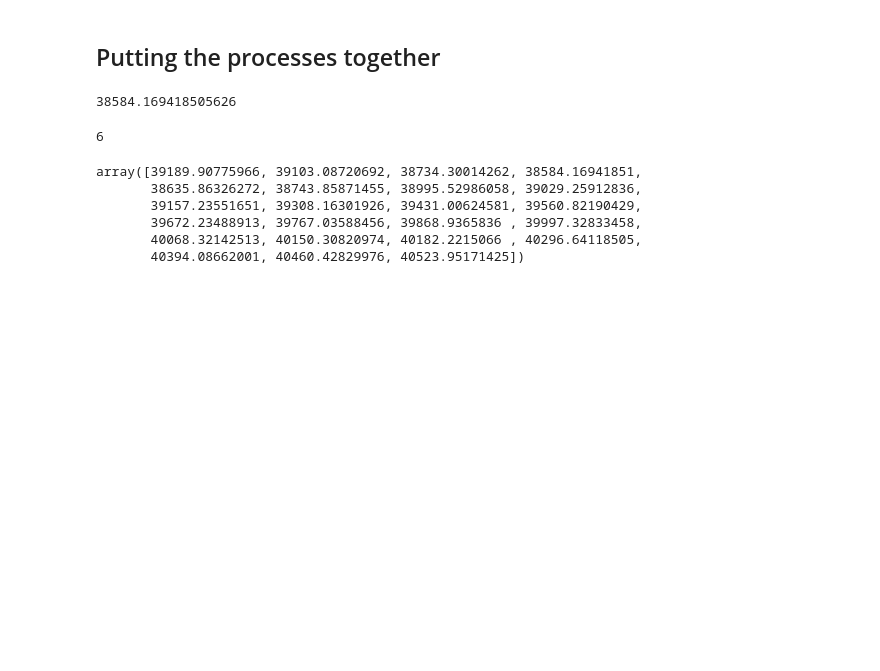
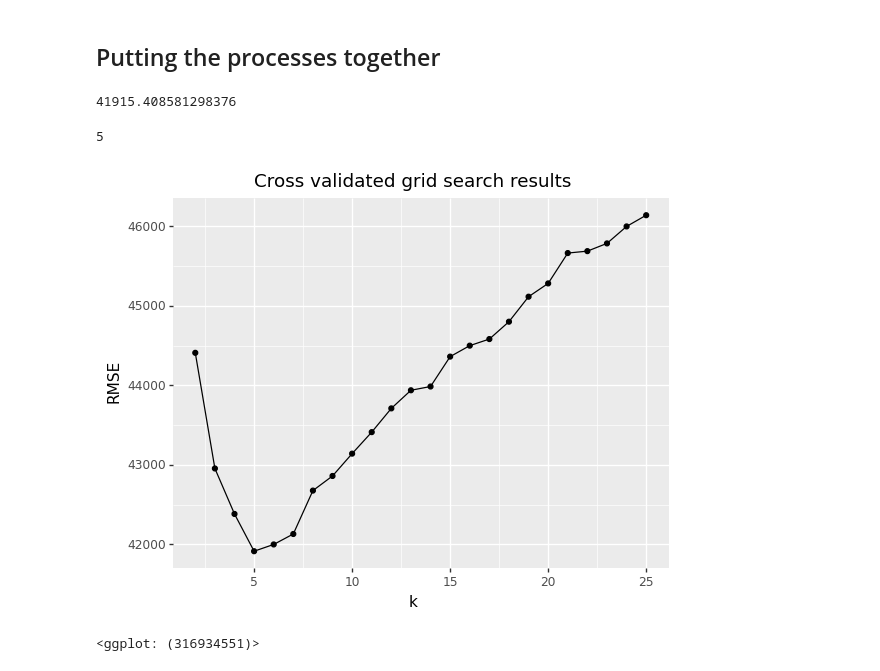
Before and after one commit to timiogunmakin/misk-homl, a Jupyter notebook: materials/Python/02-modeling-process.ipynb, the cells around one changed output. Drawn from its saved outputs; the diff is of its cells as text; code cells hidden in the pictures; blank space fills up the shorter version.

```diff
--- a/materials/Python/02-modeling-process.ipynb
+++ b/materials/Python/02-modeling-process.ipynb
@@ -86,3 +209,36 @@ label = train["Sale_Price"]
+# %%
+# create train/test split
+train, test = train_test_split(ames, train_size=0.7, random_state=123)
+
+# separate features from labels and only use numeric features
+X_train = train.select_dtypes(include='number').drop("Sale_Price", axis=1)
+y_train = train["Sale_Price"]
+
+# create KNN model object
+knn = KNeighborsRegressor()
+
+# define loss function
+loss = 'neg_root_mean_squared_error'
+
+# create 10 fold CV object
+kfold = KFold(n_splits=10, random_state=123, shuffle=True)
+
+# Create grid of hyperparameter values
+hyper_grid = {'n_neighbors': range(2, 26)}
+
+# Tune a knn model using grid search
+grid_search = GridSearchCV(knn, hyper_grid, cv=kfold, scoring=loss)
+results = grid_search.fit(X_train, y_train)
+
+# Best model's cross validated RMSE
+abs(results.best_score_)
+# %% [output]
+41915.408581298376
+# %%
+# Best model's k value
+results.best_estimator_.get_params().get('n_neighbors')
+# %% [output]
+5
 # %%
 # SciKit-Learn does not automatically transform categorical features so we need to
 # apply a one-hot transformer. We will discuss this more thoroughly in the next chapter.
@@ -91,36 +247,15 @@ preprocessor = ColumnTransformer(transformers=[('cat', categorical_transformer,
 
 knn_fit = Pipeline(steps=[('preprocessor', preprocessor),
                           ('knn', KNeighborsRegressor(metric='euclidean'))])
-# %%
-# Specify resampling strategy
-cv = RepeatedKFold(n_splits=10, n_repeats=5)
-
-# Create grid of hyperparameter values
-hyper_grid = {'knn__n_neighbors': range(3, 26)}
-
-# Tune a knn model using grid search
-grid_search = GridSearchCV(knn_fit, hyper_grid, cv=cv, scoring='neg_mean_squared_error')
-results = grid_search.fit(features, label)
-# %%
-# Best model's cross validated RMSE
-math.sqrt(abs(results.best_score_))
-# %% [output]
-38584.169418505626
-# %%
-# Best model's k value
-results.best_estimator_.get_params().get('knn__n_neighbors')
-# %% [output]
-6
-# %%
-# All RMSE results
-np.sqrt(np.abs(results.cv_results_['mean_test_score']))
-# %% [output]
-array([39189.90775966, 39103.08720692, 38734.30014262, 38584.16941851,
-       38635.86326272, 38743.85871455, 38995.52986058, 39029.25912836,
-       39157.23551651, 39308.16301926, 39431.00624581, 39560.82190429,
-       39672.23488913, 39767.03588456, 39868.9365836 , 39997.32833458,
-       40068.32142513, 40150.30820974, 40182.2215066 , 40296.64118505,
-       40394.08662001, 40460.42829976, 40523.95171425])
 # %%
 # Plot all RMSE results
-all_rmse = pd.DataFrame({'k': range(3, 26), 'RMSE': np.sqrt(np.abs(results.cv_results_['mean_test_score']))})
+all_rmse = pd.DataFrame({'k': range(2, 26),
+                         'RMSE': np.abs(results.cv_results_['mean_test_score'])})
+
+(ggplot(all_rmse, aes(x='k', y='RMSE'))
+ + geom_line()
+ + geom_point()
+ + ggtitle("Cross validated grid search results"))
+# %% [output]
+[figure, added]
+<ggplot: (316934551)>
```
Also changed, not shown: parts of 30 cells of this notebook, 11 other files.
